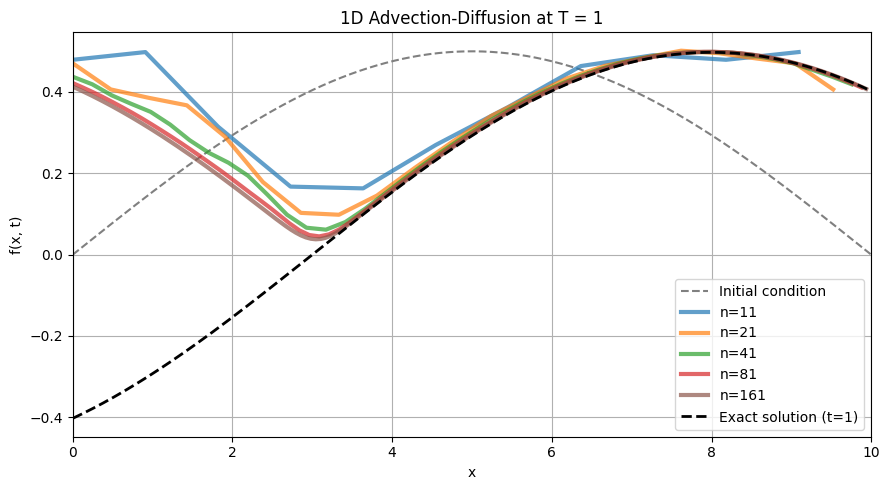
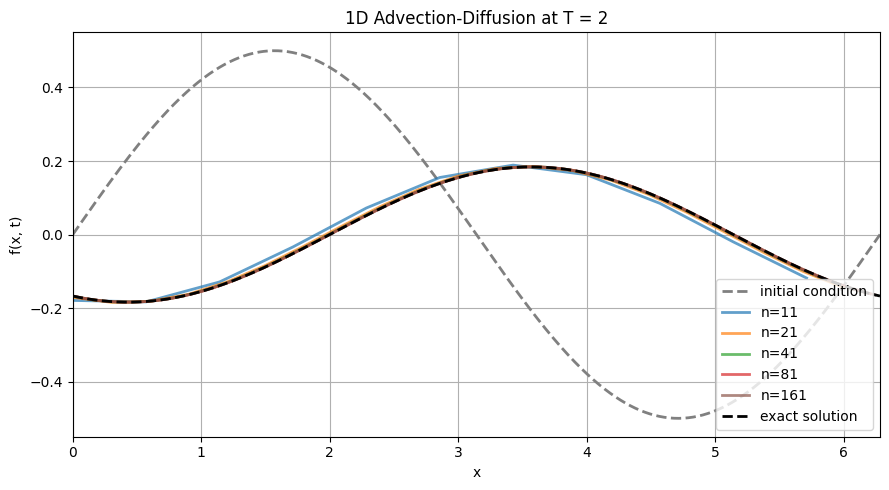
Code edit (unified diff) that turned the first committed figure into the second:
--- before
+++ after
@@ -1,17 +1,21 @@
-x_ref = np.linspace(0, L, 1000)
-f_ic = 0.5 * np.sin(np.pi * x_ref / L)
-f_exact = 0.5 * np.exp(-D * (np.pi / L)**2 * T) * np.sin(np.pi * (x_ref - c * T) / L)
+x_exact = np.linspace(0, L, 1000)
+f_exact = 0.5 * np.exp(-D * (2*np.pi / L)**2 * T) * np.sin(2*np.pi * (x_exact - c * T) / L)
+x_ic = np.linspace(0, L, 1000)
+f_ic = 0.5 * np.sin(2*np.pi * x_ic / L)
+
 fig, ax = plt.subplots(figsize=(9, 5))
+
+ax.grid()
 colors = plt.cm.tab10(np.linspace(0, 0.5, len(n)))
-ax.plot(x_ref, f_ic,    color='gray',  linewidth=1.5, linestyle='--', label='Initial condition')
+ax.plot(x_ic, f_ic, color='gray', linewidth=2, linestyle='--', label='initial condition')
 for i in range(len(n)):
-    ax.plot(x[i], f_all_4th[i], color=colors[i], linewidth=3, label=f'n={n[i]}', alpha=0.7)
-ax.plot(x_ref, f_exact, color='black', linewidth=2,   linestyle='--', label='Exact solution (t=1)')
+    ax.plot(x[i], f_all[i], color=colors[i], linewidth=2, label=f'n={n[i]}', alpha=0.7)
+ax.plot(x_exact, f_exact, color='black', linewidth=2, linestyle='--', label='exact solution')
+
 ax.set_xlim(0, L)
 ax.set_xlabel('x')
 ax.set_ylabel('f(x, t)')
 ax.set_title(f'1D Advection-Diffusion at T = {T}')
-ax.legend()
-ax.grid()
+ax.legend(loc='lower right')
 plt.tight_layout()
 plt.show()

Commit: the iman revelations